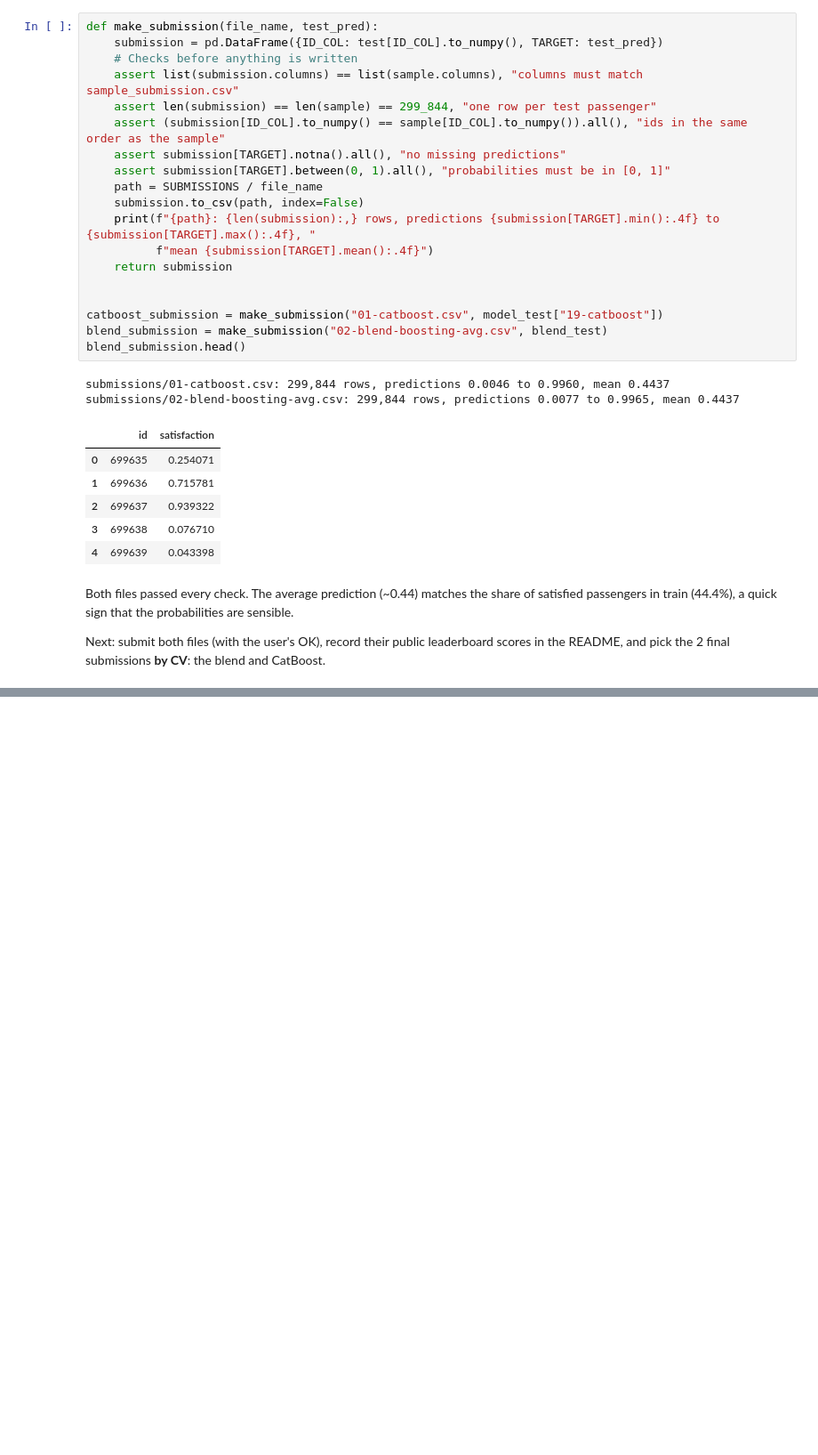
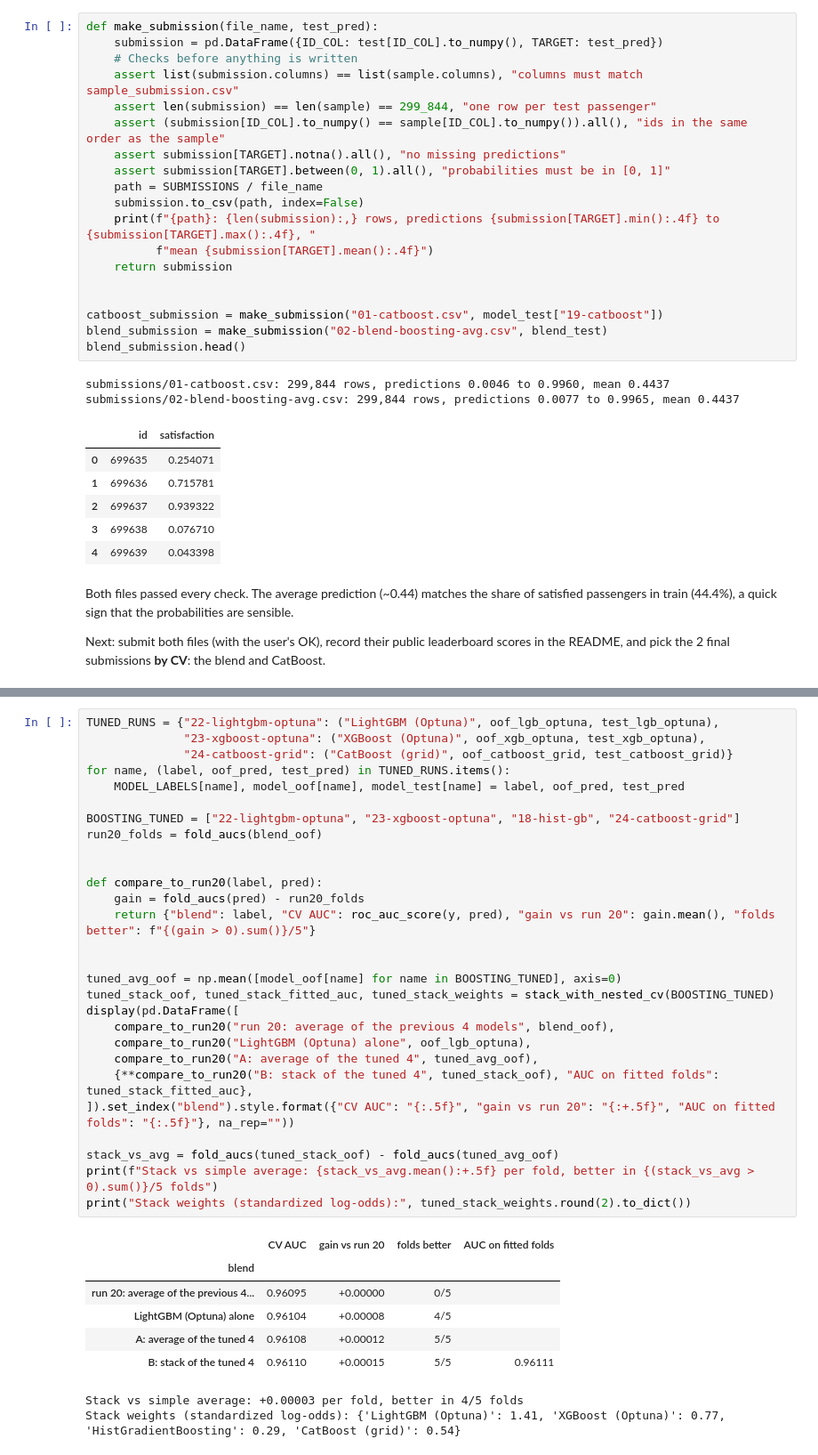
Before and after one commit to batyrkhanz015/kaggle-airline-satisfaction-s6-10, a Jupyter notebook: airline-satisfaction.ipynb, the cells around one changed output, grey strips where cells are left out. Shown at 89% size. Drawn from its saved outputs; the diff is of its cells as text; blank space fills up the shorter version.

```diff
--- a/airline-satisfaction.ipynb
+++ b/airline-satisfaction.ipynb
@@ -2402,0 +2947,37 @@ Next: submit both files (with the user's OK), record their public leaderboard sc
+# %%
+TUNED_RUNS = {"22-lightgbm-optuna": ("LightGBM (Optuna)", oof_lgb_optuna, test_lgb_optuna),
+              "23-xgboost-optuna": ("XGBoost (Optuna)", oof_xgb_optuna, test_xgb_optuna),
+              "24-catboost-grid": ("CatBoost (grid)", oof_catboost_grid, test_catboost_grid)}
+for name, (label, oof_pred, test_pred) in TUNED_RUNS.items():
+    MODEL_LABELS[name], model_oof[name], model_test[name] = label, oof_pred, test_pred
+
+BOOSTING_TUNED = ["22-lightgbm-optuna", "23-xgboost-optuna", "18-hist-gb", "24-catboost-grid"]
+run20_folds = fold_aucs(blend_oof)
+
+
+def compare_to_run20(label, pred):
+    gain = fold_aucs(pred) - run20_folds
+    return {"blend": label, "CV AUC": roc_auc_score(y, pred), "gain vs run 20": gain.mean(), "folds better": f"{(gain > 0).sum()}/5"}
+
+
+tuned_avg_oof = np.mean([model_oof[name] for name in BOOSTING_TUNED], axis=0)
+tuned_stack_oof, tuned_stack_fitted_auc, tuned_stack_weights = stack_with_nested_cv(BOOSTING_TUNED)
+display(pd.DataFrame([
+    compare_to_run20("run 20: average of the previous 4 models", blend_oof),
+    compare_to_run20("LightGBM (Optuna) alone", oof_lgb_optuna),
+    compare_to_run20("A: average of the tuned 4", tuned_avg_oof),
+    {**compare_to_run20("B: stack of the tuned 4", tuned_stack_oof), "AUC on fitted folds": tuned_stack_fitted_auc},
+]).set_index("blend").style.format({"CV AUC": "{:.5f}", "gain vs run 20": "{:+.5f}", "AUC on fitted folds": "{:.5f}"}, na_rep=""))
+
+stack_vs_avg = fold_aucs(tuned_stack_oof) - fold_aucs(tuned_avg_oof)
+print(f"Stack vs simple average: {stack_vs_avg.mean():+.5f} per fold, better in {(stack_vs_avg > 0).sum()}/5 folds")
+print("Stack weights (standardized log-odds):", tuned_stack_weights.round(2).to_dict())
+# %% [output]
+|  | CV AUC | gain vs run 20 | folds better | AUC on fitted folds |
+| blend |  |  |  |  |
+| run 20: average of the previous 4... | 0.96095 | +0.00000 | 0/5 |  |
+| LightGBM (Optuna) alone | 0.96104 | +0.00008 | 4/5 |  |
+| A: average of the tuned 4 | 0.96108 | +0.00012 | 5/5 |  |
+| B: stack of the tuned 4 | 0.96110 | +0.00015 | 5/5 | 0.96111 |
+Stack vs simple average: +0.00003 per fold, better in 4/5 folds
+Stack weights (standardized log-odds): {'LightGBM (Optuna)': 1.41, 'XGBoost (Optuna)': 0.77, 'HistGradientBoosting': 0.29, 'CatBoost (grid)': 0.54}
```
Also changed, not shown: parts of 43 cells of this notebook, 2 other files.
